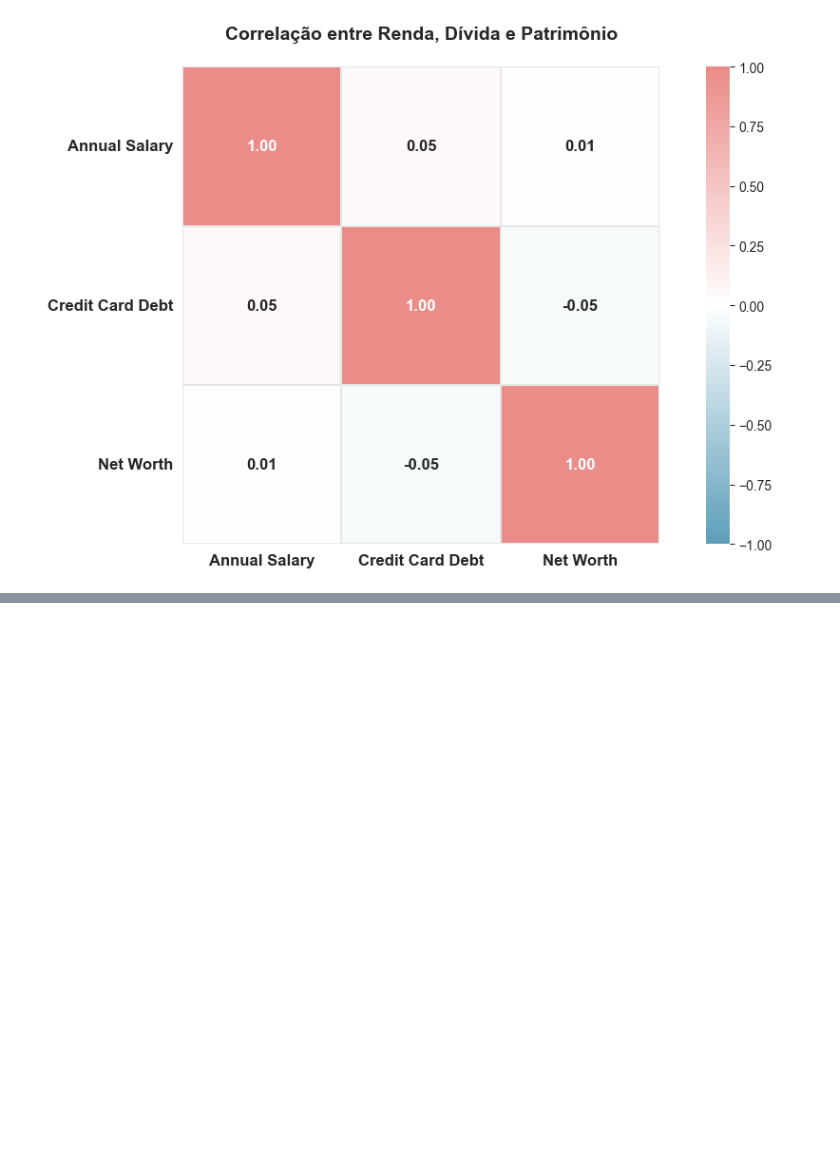
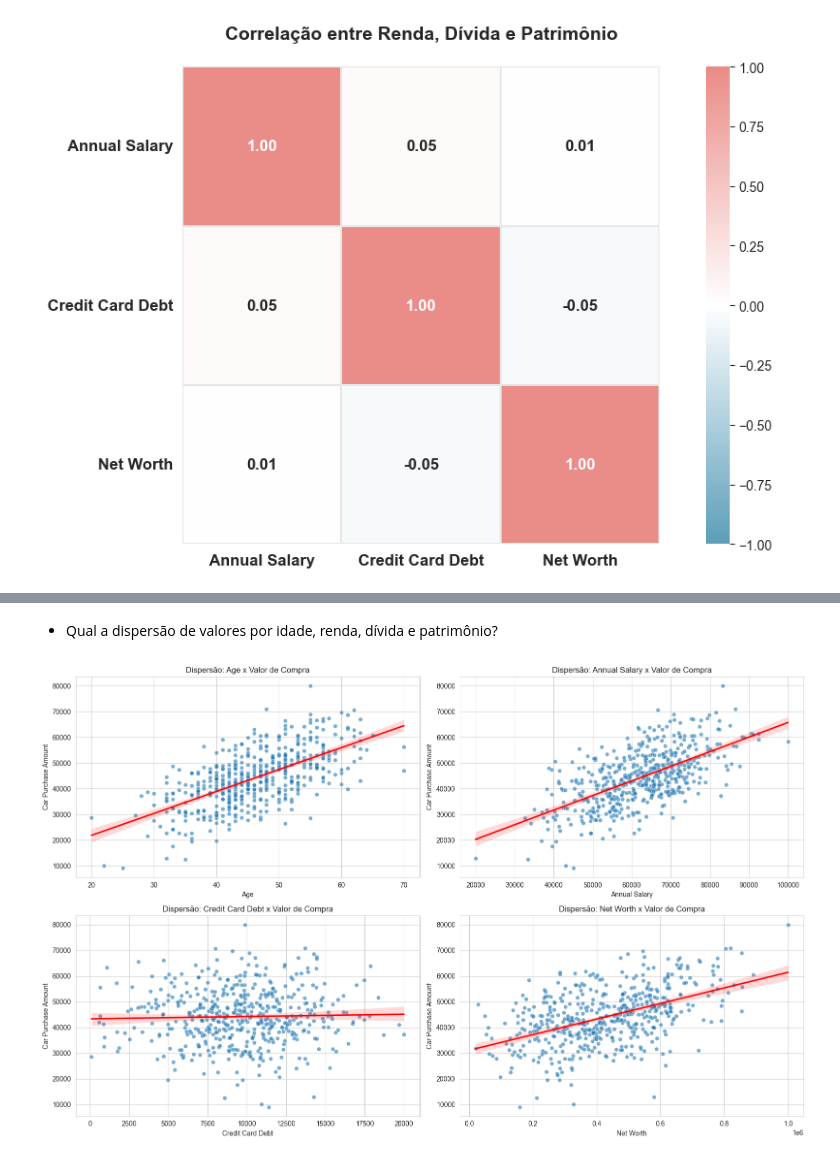
Before and after one commit to emso-exe/Compra_de_carro, a Jupyter notebook: 000_analise_exploratoria.ipynb, the cells around one changed output, grey strips where cells are left out. Cells and saved outputs as stored; diff of their text form; code cells hidden in the pictures; blank space fills up the shorter version.

```diff
--- a/000_analise_exploratoria.ipynb
+++ b/000_analise_exploratoria.ipynb
@@ -659,0 +771,23 @@ plt.show()
+# %% [markdown]
+- Qual a dispersão de valores por idade, renda, dívida e patrimônio?
+# %%
+# Tamanho geral
+plt.figure(figsize=(16, 10))
+
+# Lista de variáveis para comparar
+variables = ['Age', 'Annual Salary', 'Credit Card Debt', 'Net Worth']
+
+# Gerar scatterplots
+for i, var in enumerate(variables, 1):
+    plt.subplot(2, 2, i)
+    sns.scatterplot(x=df[var], y=df['Car Purchase Amount'], alpha=0.6, palette=['green'])
+    sns.regplot(x=df[var], y=df['Car Purchase Amount'], scatter=False, color='red')  # linha de tendência
+    plt.title(f'Dispersão: {var} x Valor de Compra')
+    plt.xlabel(var)
+    plt.ylabel('Car Purchase Amount')
+    plt.grid(True)
+
+plt.tight_layout()
+plt.show()
+# %% [output]
+[figure, added]
```
Also changed, not shown: parts of 16 cells of this notebook.
